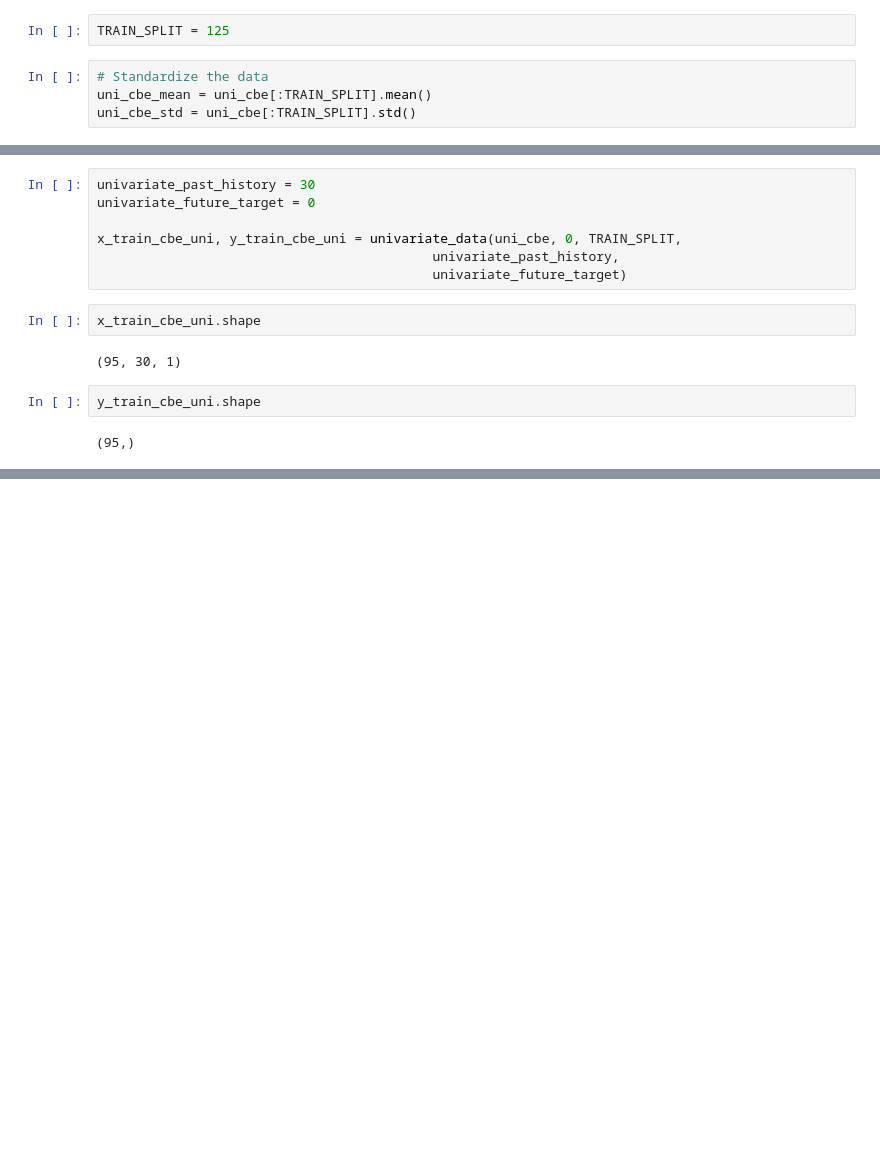
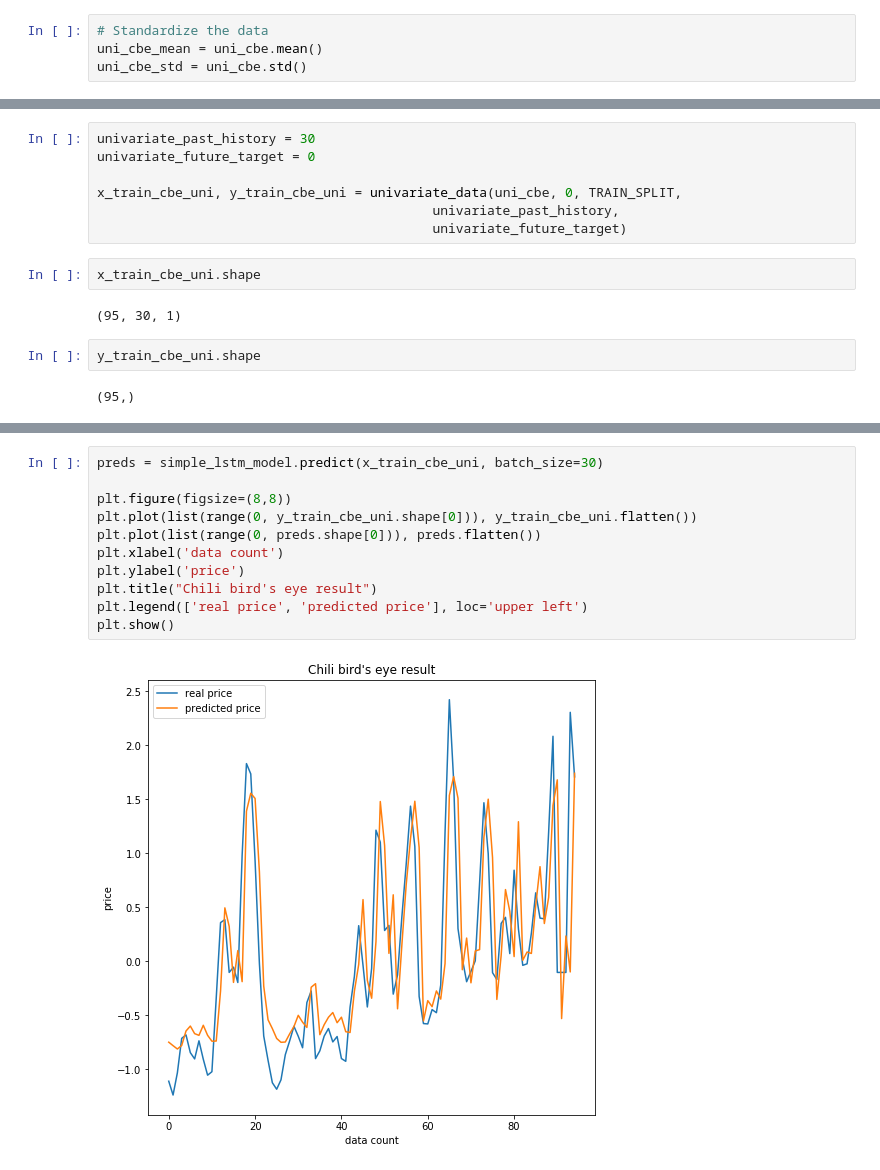
Before and after one commit to rikeadelia/indonesia-food-price-forecasting, a Jupyter notebook: yola/univariate_time_series_chili_indonesia.ipynb, the cells around one changed output, grey strips where cells are left out. Saved outputs shown, nothing was run; the diff lists cells and outputs as text; blank space fills up the shorter version.

Commit message:
Update univariate_time_series_chili_indonesia.ipynb
updating graphic for bird's eye model

```diff
--- a/yola/univariate_time_series_chili_indonesia.ipynb
+++ b/yola/univariate_time_series_chili_indonesia.ipynb
@@ -293,12 +293,10 @@ date
 Name: mp_price_edit, dtype: float64
 # %%
 uni_cbe = uni_cbe.values
-# %%
-TRAIN_SPLIT = 125
 # %%
 # Standardize the data
-uni_cbe_mean = uni_cbe[:TRAIN_SPLIT].mean()
-uni_cbe_std = uni_cbe[:TRAIN_SPLIT].std()
+uni_cbe_mean = uni_cbe.mean()
+uni_cbe_std = uni_cbe.std()
 # %%
 uni_cbe = (uni_cbe-uni_cbe_mean)/uni_cbe_std
 # %%
@@ -322,0 +321,13 @@ results_cbe = simple_lstm_model.evaluate(x_train_cbe_uni, y_train_cbe_uni, batch
+# %%
+preds = simple_lstm_model.predict(x_train_cbe_uni, batch_size=30)
+
+plt.figure(figsize=(8,8))
+plt.plot(list(range(0, y_train_cbe_uni.shape[0])), y_train_cbe_uni.flatten())
+plt.plot(list(range(0, preds.shape[0])), preds.flatten())
+plt.xlabel('data count')
+plt.ylabel('price')
+plt.title("Chili bird's eye result")
+plt.legend(['real price', 'predicted price'], loc='upper left')
+plt.show()
+# %% [output]
+[figure, added]
```
Also changed, not shown: parts of 5 cells of this notebook.
